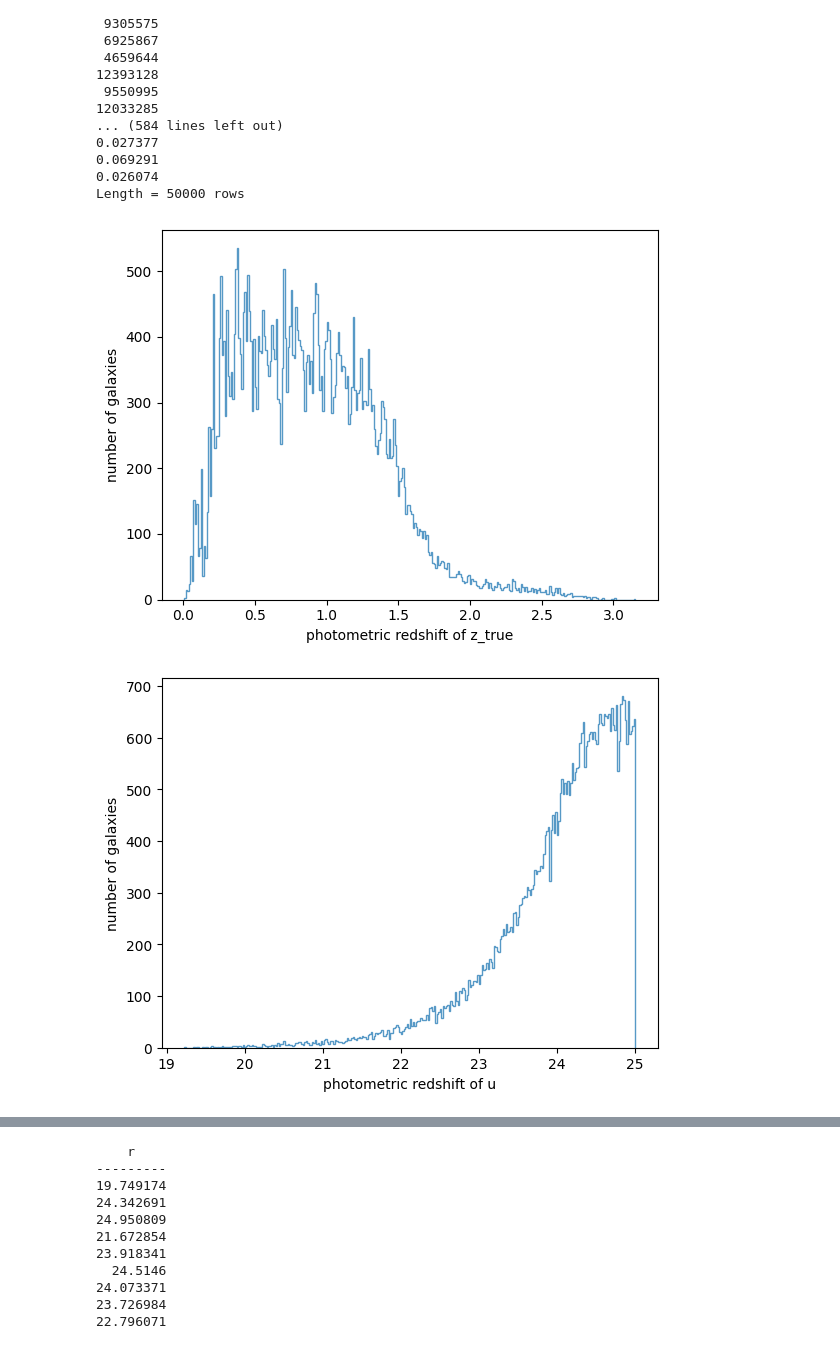
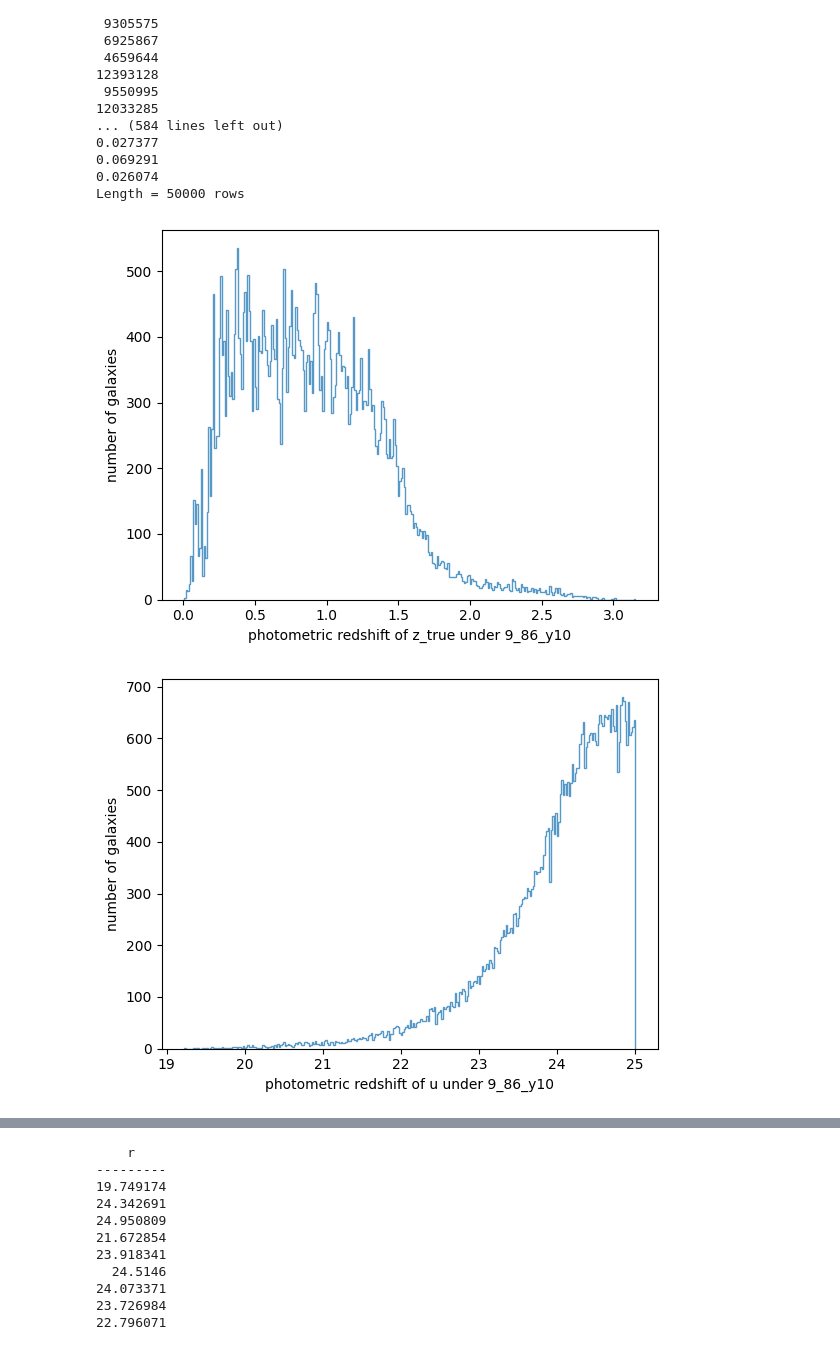
Before and after one commit to Rachel-0420/TLM-Continuous-Data, a Jupyter notebook: Example_TLM.ipynb, the cells around one changed output, grey strips where cells are left out. Drawn from its saved outputs; the diff is of its cells as text; code cells hidden in the pictures.

```diff
--- a/Example_TLM.ipynb
+++ b/Example_TLM.ipynb
@@ -339,12 +339,12 @@ Length = 50000 rows
 # %%
 # Histogram of individual filters
 
 for name in names_phot[1:7]:
   hist(phot_cats[which_os][name], alpha=0.75, histtype="step",
   label=os_names[which_os], density = False, bins = 300)
-  xlabel('photometric redshift of ' + name)
+  xlabel('photometric redshift of ' + name + ' under ' + which_os)
   ylabel('number of galaxies')
   plt.show()
 # %% [output]
-[figure, old version]
+[figure, new version]
-[figure, old version]
+[figure, new version]
```
Also changed, not shown: parts of 2 cells of this notebook.
